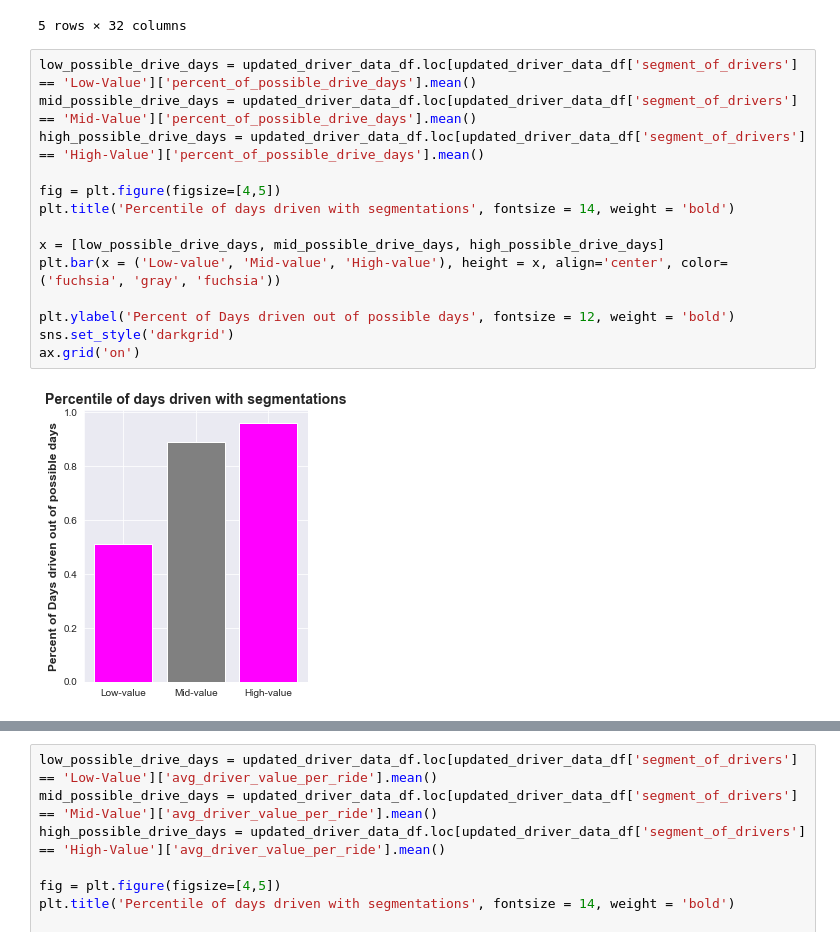
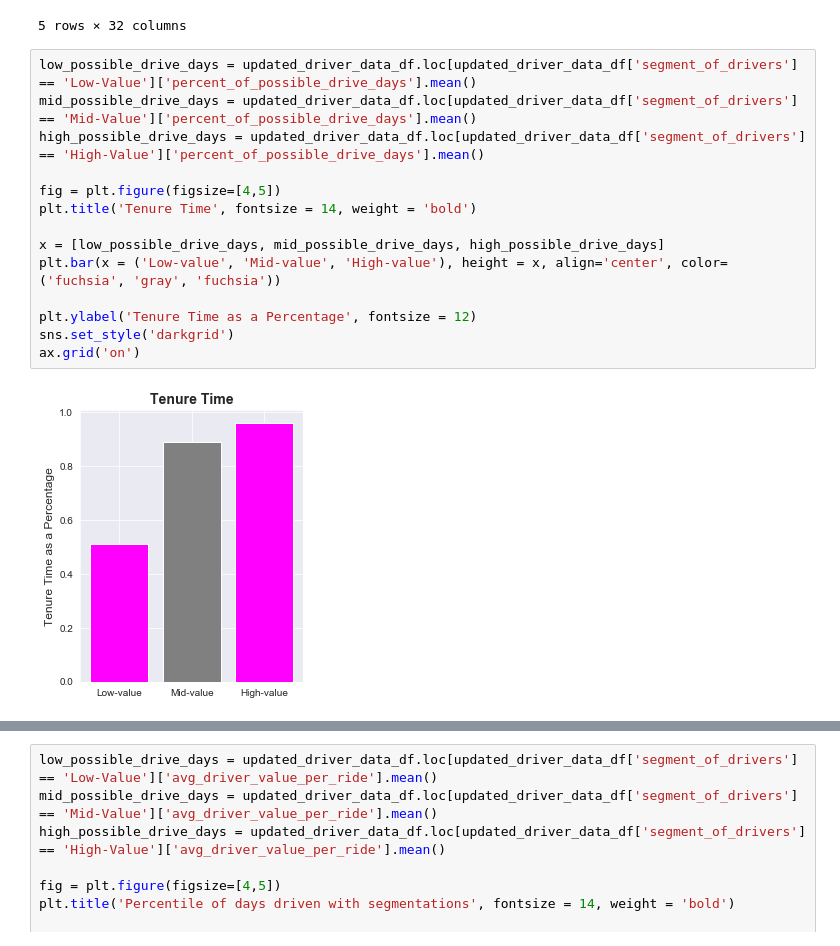
Before and after one commit to AugmentedMode/Lyft-Data-Challenge, a Jupyter notebook: Lyft-Analysis.ipynb, the cells around one changed output, grey strips where cells are left out. Cells and saved outputs as stored; diff of their text form.

```diff
--- a/Lyft-Analysis.ipynb
+++ b/Lyft-Analysis.ipynb
@@ -773,19 +773,19 @@ updated_driver_data_df.head()
 # %%
 low_possible_drive_days = updated_driver_data_df.loc[updated_driver_data_df['segment_of_drivers'] == 'Low-Value']['percent_of_possible_drive_days'].mean()
 mid_possible_drive_days = updated_driver_data_df.loc[updated_driver_data_df['segment_of_drivers'] == 'Mid-Value']['percent_of_possible_drive_days'].mean()
 high_possible_drive_days = updated_driver_data_df.loc[updated_driver_data_df['segment_of_drivers'] == 'High-Value']['percent_of_possible_drive_days'].mean()
 
 fig = plt.figure(figsize=[4,5])
-plt.title('Percentile of days driven with segmentations', fontsize = 14, weight = 'bold')
+plt.title('Tenure Time', fontsize = 14, weight = 'bold')
 
 x = [low_possible_drive_days, mid_possible_drive_days, high_possible_drive_days]
 plt.bar(x = ('Low-value', 'Mid-value', 'High-value'), height = x, align='center', color=('fuchsia', 'gray', 'fuchsia'))
 
-plt.ylabel('Percent of Days driven out of possible days', fontsize = 12, weight = 'bold')
+plt.ylabel('Tenure Time as a Percentage', fontsize = 12)
 sns.set_style('darkgrid')
 ax.grid('on')
 # %% [output]
-[figure, old version]
+[figure, new version]
 # %%
 low_possible_drive_days = updated_driver_data_df.loc[updated_driver_data_df['segment_of_drivers'] == 'Low-Value']['avg_rides_in_week'].mean()
 mid_possible_drive_days = updated_driver_data_df.loc[updated_driver_data_df['segment_of_drivers'] == 'Mid-Value']['avg_rides_in_week'].mean()
```
Also changed, not shown: parts of 32 cells of this notebook.
